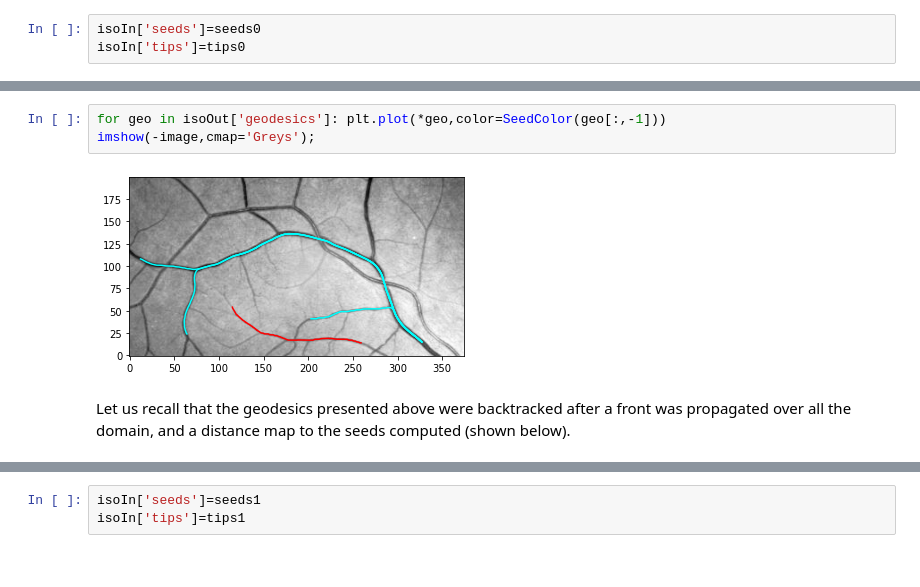
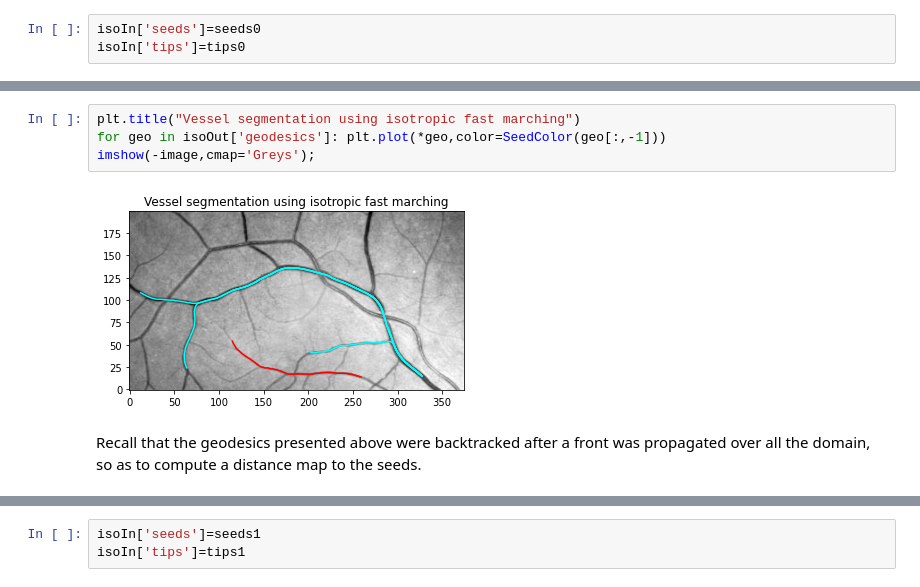
Before and after one commit to Mirebeau/AdaptiveGridDiscretizations, a Jupyter notebook: Notebooks_FMM/Tubular.ipynb, the cells around one changed output, grey strips where cells are left out. Drawn from its saved outputs; the diff is of its cells as text.

```diff
--- a/Notebooks_FMM/Tubular.ipynb
+++ b/Notebooks_FMM/Tubular.ipynb
@@ -414,7 +428,8 @@ Ended Geodesic Discrete Solver
 # %%
+plt.title("Vessel segmentation using isotropic fast marching")
 for geo in isoOut['geodesics']: plt.plot(*geo,color=SeedColor(geo[:,-1]))
 imshow(-image,cmap='Greys');
 # %% [output]
-[figure, old version]
+[figure, new version]
 # %% [markdown]
-Let us recall that the geodesics presented above were backtracked after a front was propagated over all the domain, and a distance map to the seeds computed (shown below).
+Recall that the geodesics presented above were backtracked after a front was propagated over all the domain, so as to compute a distance map to the seeds.
```
Also changed, not shown: parts of 47 cells of this notebook, 1 other file.
